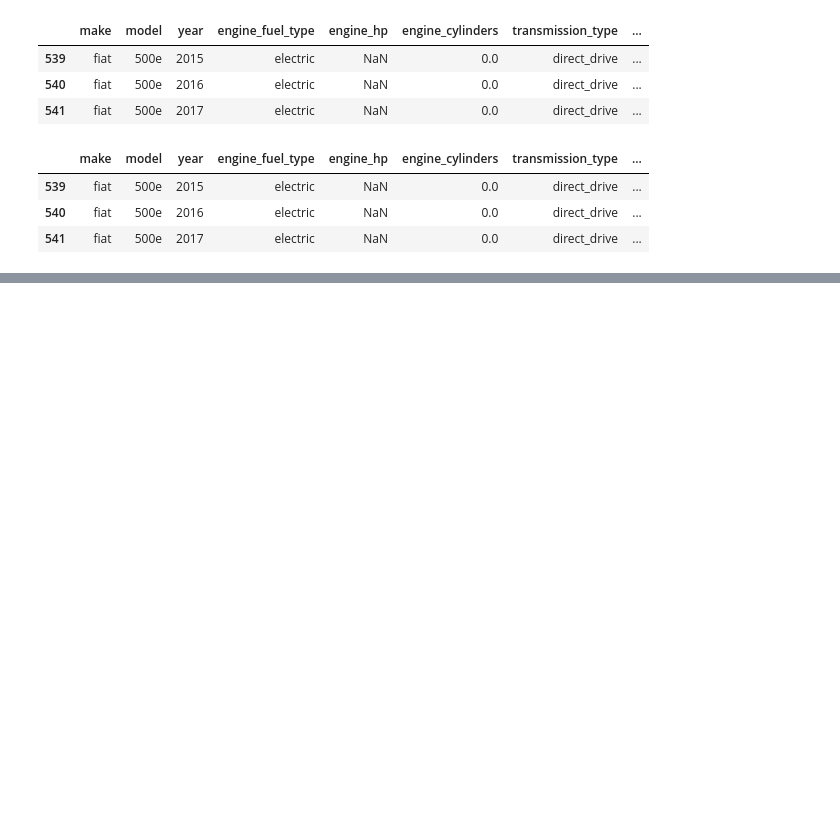
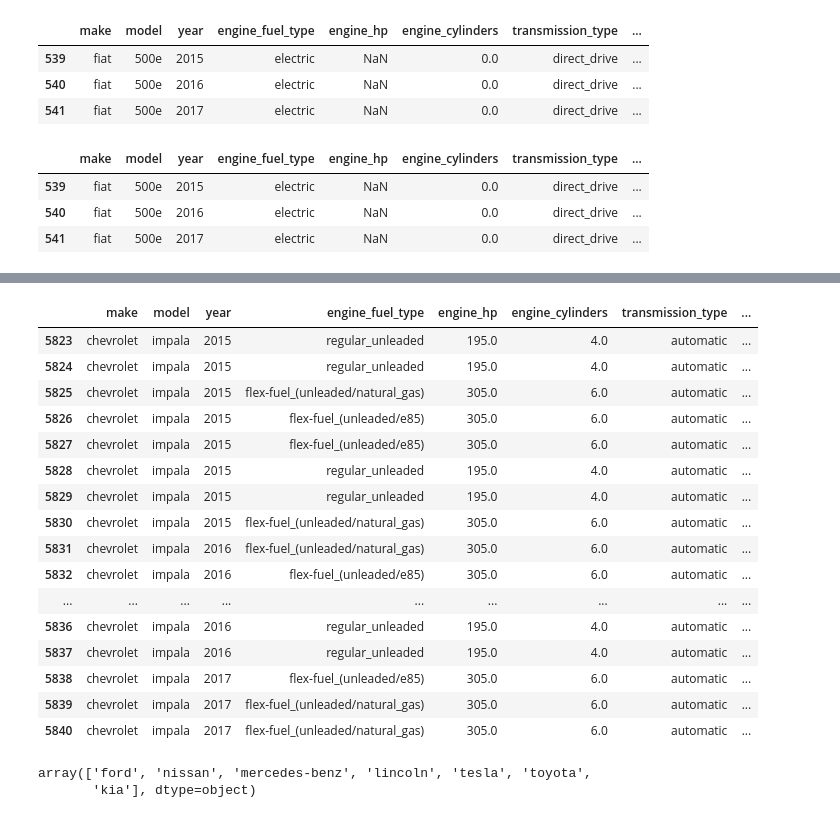
Before and after one commit to cfdonmez/mlzoomcamp-sand-2023, a Jupyter notebook: sandBoxFD/Section2/Section2_further.ipynb, the cells around one changed output, grey strips where cells are left out. Drawn from its saved outputs; the diff is of its cells as text; code cells hidden in the pictures; blank space fills up the shorter version.

```diff
--- a/sandBoxFD/Section2/Section2_further.ipynb
+++ b/sandBoxFD/Section2/Section2_further.ipynb
@@ -732,0 +839,34 @@ df.loc[df['model'] == specified_model]
+# %%
+specified_model = 'impala'
+
+df.loc[df['model'] == specified_model]
+
+
+
+df.loc[(df['make'] == 'chevrolet') & (df['model'] == specified_model) & (df['engine_hp'].isna()), 'engine_hp'] = 305
+
+
+df.loc[df['model'] == specified_model]
+# %% [output]
+|  | make | model | year | engine_fuel_type | engine_hp | engine_cylinders | transmission_type | ... |
+| 5823 | chevrolet | impala | 2015 | regular_unleaded | 195.0 | 4.0 | automatic | ... |
+| 5824 | chevrolet | impala | 2015 | regular_unleaded | 195.0 | 4.0 | automatic | ... |
+| 5825 | chevrolet | impala | 2015 | flex-fuel_(unleaded/natural_gas) | 305.0 | 6.0 | automatic | ... |
+| 5826 | chevrolet | impala | 2015 | flex-fuel_(unleaded/e85) | 305.0 | 6.0 | automatic | ... |
+| 5827 | chevrolet | impala | 2015 | flex-fuel_(unleaded/e85) | 305.0 | 6.0 | automatic | ... |
+| 5828 | chevrolet | impala | 2015 | regular_unleaded | 195.0 | 4.0 | automatic | ... |
+| 5829 | chevrolet | impala | 2015 | regular_unleaded | 195.0 | 4.0 | automatic | ... |
+| 5830 | chevrolet | impala | 2015 | flex-fuel_(unleaded/natural_gas) | 305.0 | 6.0 | automatic | ... |
+| 5831 | chevrolet | impala | 2016 | flex-fuel_(unleaded/natural_gas) | 305.0 | 6.0 | automatic | ... |
+| 5832 | chevrolet | impala | 2016 | flex-fuel_(unleaded/e85) | 305.0 | 6.0 | automatic | ... |
+| ... | ... | ... | ... | ... | ... | ... | ... | ... |
+| 5836 | chevrolet | impala | 2016 | regular_unleaded | 195.0 | 4.0 | automatic | ... |
+| 5837 | chevrolet | impala | 2016 | regular_unleaded | 195.0 | 4.0 | automatic | ... |
+| 5838 | chevrolet | impala | 2017 | flex-fuel_(unleaded/e85) | 305.0 | 6.0 | automatic | ... |
+| 5839 | chevrolet | impala | 2017 | flex-fuel_(unleaded/natural_gas) | 305.0 | 6.0 | automatic | ... |
+| 5840 | chevrolet | impala | 2017 | flex-fuel_(unleaded/natural_gas) | 305.0 | 6.0 | automatic | ... |
+# %%
+df.make[df.engine_hp.isnull() == True].unique()
+# %% [output]
+array(['ford', 'nissan', 'mercedes-benz', 'lincoln', 'tesla', 'toyota',
+       'kia'], dtype=object)
```
Also changed, not shown: parts of 13 cells of this notebook.
